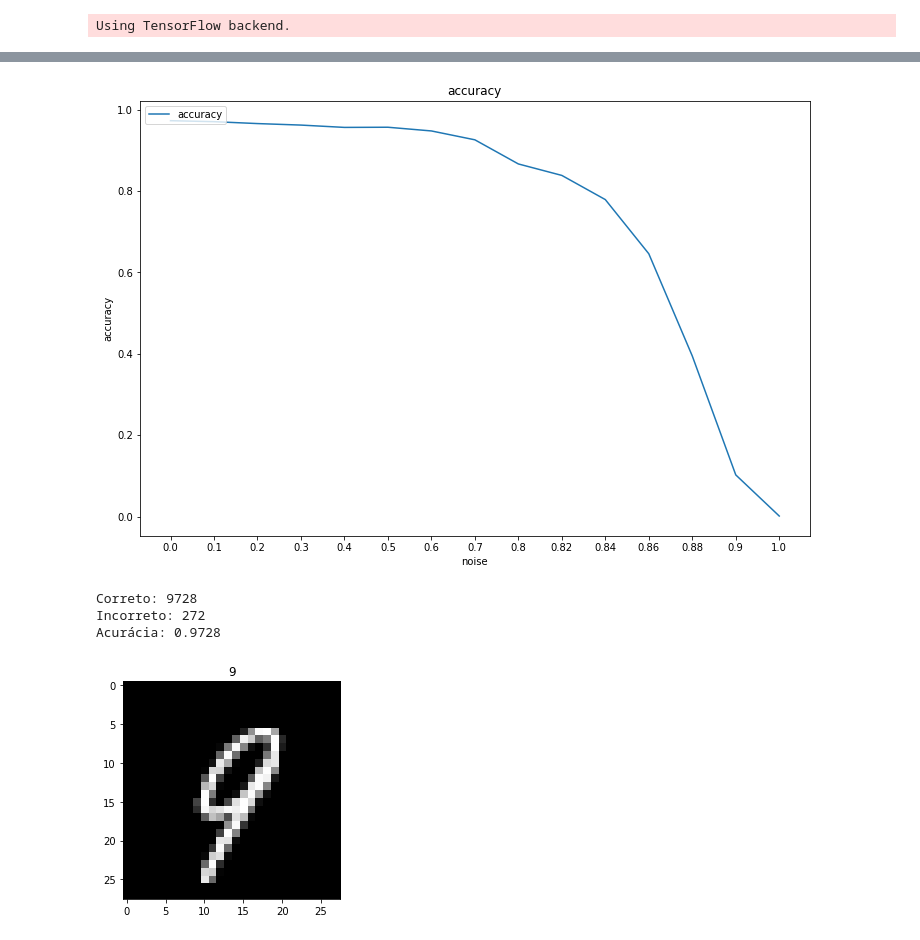
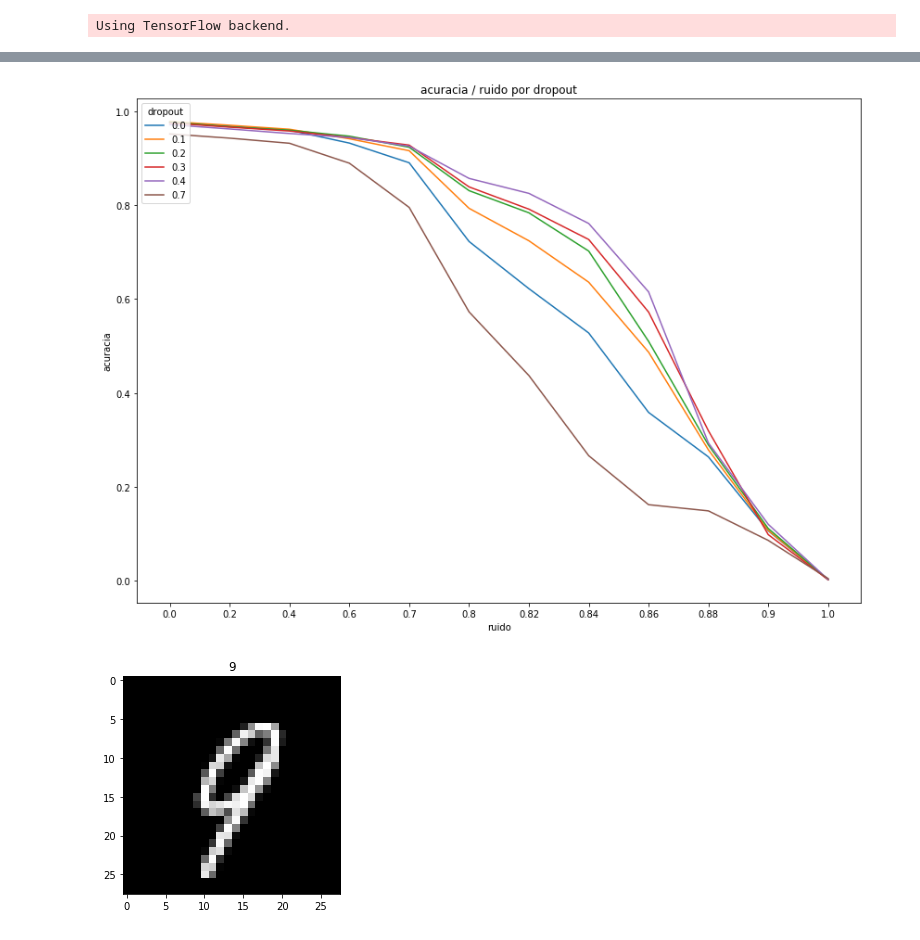
Before and after one commit to flaviowildner/MLP, a Jupyter notebook: MLP - Analise.ipynb, the cells around one changed output, grey strips where cells are left out. Drawn from its saved outputs; the diff is of its cells as text; code cells hidden in the pictures.

```diff
--- a/MLP - Analise.ipynb
+++ b/MLP - Analise.ipynb
@@ -33 +69,19 @@ test_y = keras.utils.to_categorical(test_y, 10)
+# %%
+#Para treino com 20 épocas
+plt.figure(figsize=(14,10))
+
+for di, d in enumerate(dropout):
+    xi = [i for i in range(0, len(ruidos))]
+    plt.plot(xi, score[di])
+
+plt.xticks(xi, ruidos)
+
+plt.title('acuracia / ruido por dropout')
+plt.ylabel('acuracia')
+plt.xlabel('ruido')
+plt.legend(dropout, loc='upper left', title="dropout")
+
+plt.show()
+# %% [output]
+[figure, added]
 # %%
@@ -47,34 +112,14 @@ while(1):
-# %%
-ruidos = [0.0, 0.1, 0.2, 0.3, 0.4, 0.5, 0.6, 0.7, 0.8, 0.82, 0.84, 0.86, 0.88, 0.90, 1.0]
-score = []
-for i in range(len(models)):
-    score.append(models[i].evaluate(test_x, test_y, verbose=0)[1])
-
-plt.figure(figsize=(12,8))
-
-xi = [i for i in range(0, len(ruidos))]
-plt.plot(xi, score)
-
-plt.xticks(xi, ruidos)
-
-plt.title('accuracy')
-plt.ylabel('accuracy')
-plt.xlabel('noise')
-plt.legend(['accuracy', 'noise'], loc='upper left')
-
-plt.show()
-# %% [output]
-[figure, removed]
 # %%
 #Avaliar modelo
 pred_y = []
 true_y = []
+dropout_index = 0
 model_index = 0
 correto = 0
 incorreto = 0
 
 for i in range(len(test_x)):
-    predicted = models[model_index].predict_classes(test_x[i].reshape(1, 784))
+    predicted = models[dropout_index][model_index].predict_classes(test_x[i].reshape(1, 784))
     pred_y.append(predicted[0])
 
 for i in test_y:
@@ -86,10 +131,6 @@ for i in range(len(test_y)):
     else:
         incorreto = incorreto + 1
 print('Correto:', correto, '\nIncorreto:', incorreto, '\nAcurácia:', correto / (correto + incorreto))
-# %% [output]
-Correto: 9728
-Incorreto: 272
-Acurácia: 0.9728
 # %%
 index = 22 #Instância a ser prevista
 model_index = 0 #Modelo a ser usado
```
Also changed, not shown: parts of 4 cells of this notebook, 3 other files.
